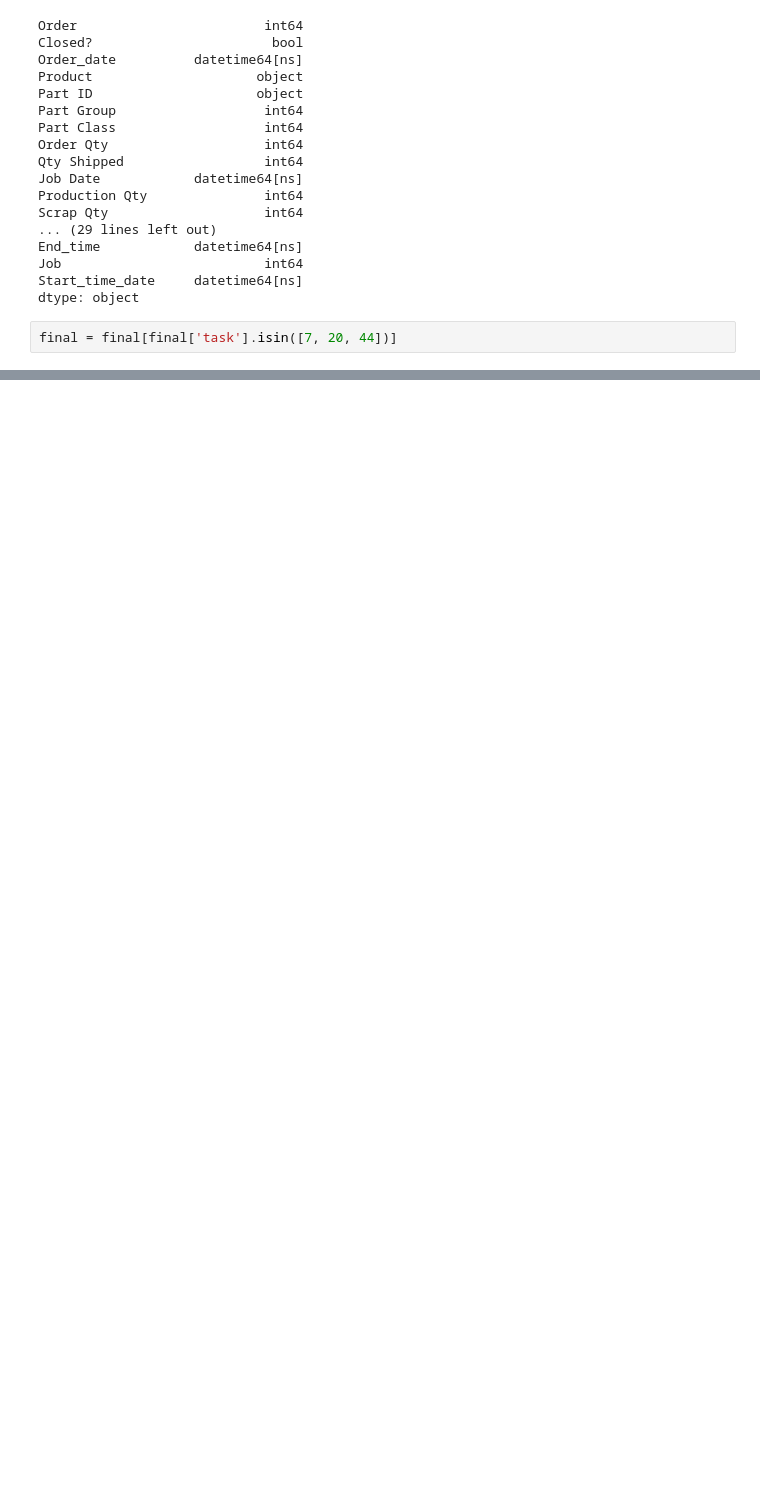
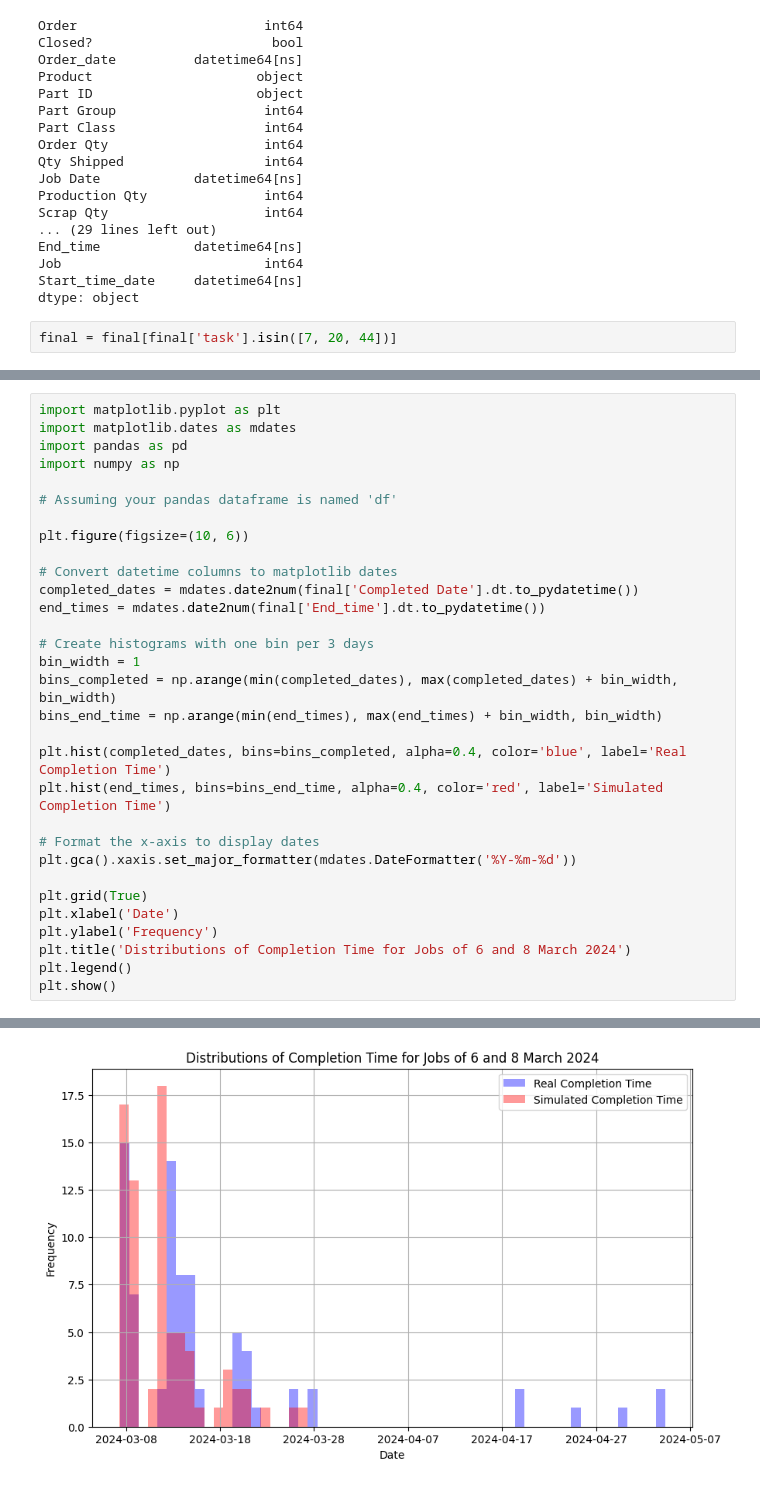
Before and after one commit to sean-comerford/EIT-Epsilon, a Jupyter notebook: notebooks/backtest_post_analysis.ipynb, the cells around one changed output, grey strips where cells are left out. Cells and saved outputs as stored; diff of their text form; blank space fills up the shorter version.

```diff
--- a/notebooks/backtest_post_analysis.ipynb
+++ b/notebooks/backtest_post_analysis.ipynb
@@ -50,0 +41,32 @@ final[['Order', 'Job Date', 'Completed Date', 'Start_time', 'End_time']].sort_va
+# %%
+import matplotlib.pyplot as plt
+import matplotlib.dates as mdates
+import pandas as pd
+import numpy as np
+
+# Assuming your pandas dataframe is named 'df'
+
+plt.figure(figsize=(10, 6))
+
+# Convert datetime columns to matplotlib dates
+completed_dates = mdates.date2num(final['Completed Date'].dt.to_pydatetime())
+end_times = mdates.date2num(final['End_time'].dt.to_pydatetime())
+
+# Create histograms with one bin per 3 days
+bin_width = 1
+bins_completed = np.arange(min(completed_dates), max(completed_dates) + bin_width, bin_width)
+bins_end_time = np.arange(min(end_times), max(end_times) + bin_width, bin_width)
+
+plt.hist(completed_dates, bins=bins_completed, alpha=0.4, color='blue', label='Real Completion Time')
+plt.hist(end_times, bins=bins_end_time, alpha=0.4, color='red', label='Simulated Completion Time')
+
+# Format the x-axis to display dates
+plt.gca().xaxis.set_major_formatter(mdates.DateFormatter('%Y-%m-%d'))
+
+plt.grid(True)
+plt.xlabel('Date')
+plt.ylabel('Frequency')
+plt.title('Distributions of Completion Time for Jobs of 6 and 8 March 2024')
+plt.legend()
+plt.show()
+# %% [output]
@@ -50,0 +85 @@ final[['Order', 'Job Date', 'Completed Date', 'Start_time', 'End_time']].sort_va
+[figure, added]
```
Also changed, not shown: parts of 19 cells of this notebook, 6 other files.
